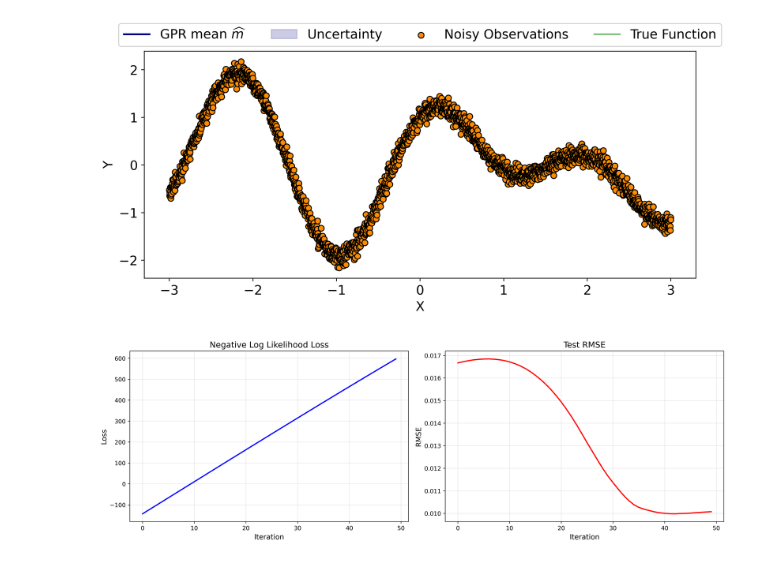
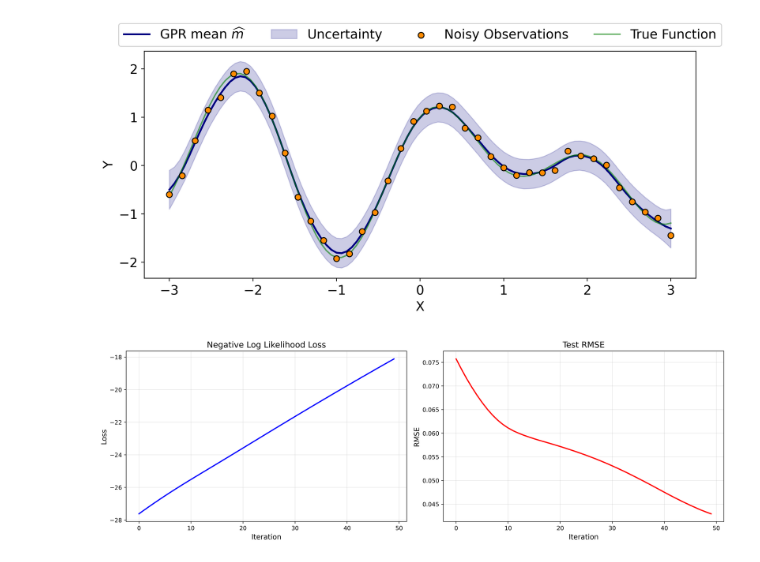
Before and after one commit to chriscamano/RandomIterativeGP, a Jupyter notebook: randomGP2/GPU_experiments/igp2.ipynb, the cells around one changed output. Cells and saved outputs as stored; diff of their text form; code cells hidden in the pictures.

```diff
--- a/randomGP2/GPU_experiments/igp2.ipynb
+++ b/randomGP2/GPU_experiments/igp2.ipynb
@@ -88,10 +88,11 @@ def train(model, train_x, train_y, test_x, test_y, training_iterations=100, lr=0
             print(f'Iter {i+1}/{training_iterations}, Loss: {loss.item():.4f}')
 
     return model, runtime_log, mll_loss_log, test_rmse_log, mean, covar
-train_x, train_y, test_x, test_y = generate_data(true_function,train_range=(-3, 3), test_range=(-3,3),n_train=2000, dtype=global_dtype)
+
+train_x, train_y, test_x, test_y = generate_data(true_function,train_range=(-3, 3), test_range=(-3,3),n_train=40, dtype=global_dtype)
 
 model, runtime_log, mll_loss_log, test_rmse_log, mean, covar = train(model, train_x, train_y, test_x, test_y, training_iterations,lr=.01)
-std = torch.sqrt(torch.diag(covar))
+std = torch.sqrt(torch.diag(covar.to_dense()))
 
 # model, runtime_log, mll_loss_log, test_rmse_log, mean = train(model, train_x, train_y, test_x, test_y, training_iterations,lr=.01)
 # std=0
@@ -111,3 +112,3 @@ Iter 40/50, Loss: -449.8558
-[figure, old version]
+[figure, new version]
-[figure, old version]
+[figure, new version]
 # %%
```
Also changed, not shown: parts of 3 cells of this notebook, 4 other files.
